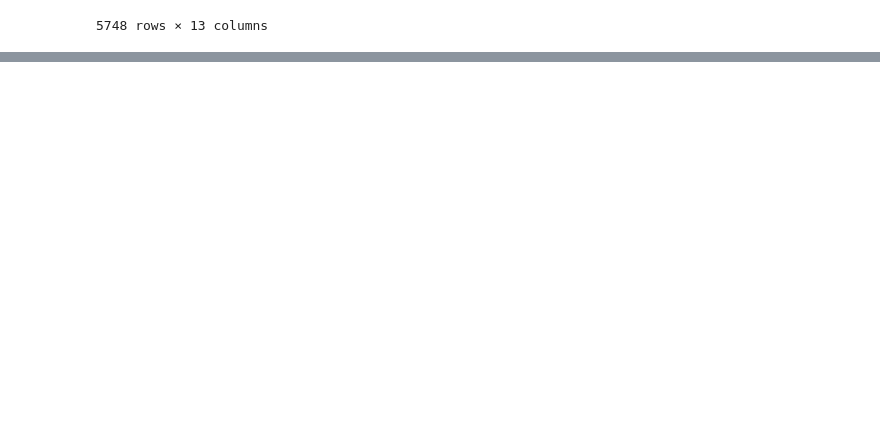
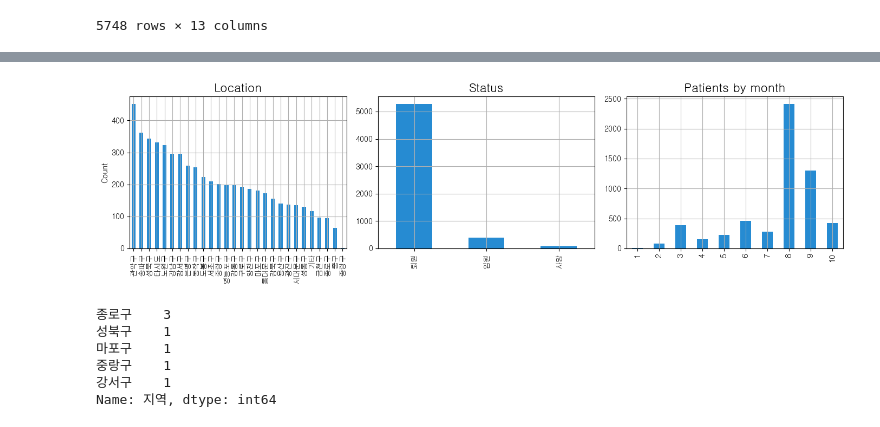
Before and after one commit to rainsky3840/Bootcamp_project, a Jupyter notebook: 김정환/p3_main.ipynb, the cells around one changed output, grey strips where cells are left out. Drawn from its saved outputs; the diff is of its cells as text; code cells hidden in the pictures; blank space fills up the shorter version.

```diff
--- a/김정환/p3_main.ipynb
+++ b/김정환/p3_main.ipynb
@@ -80,0 +125,5 @@ def cleaning(x):
+# %%
+#월별로 확진자 수 분리
+
+df1['확진월'] = df1.apply(lambda row: row['확진일'].split('.')[0], axis=1)
+df1['확진월']
@@ -80,0 +151,53 @@ def cleaning(x):
+# %%
+#시각화
+from matplotlib import font_manager, rc
+font_path = "C:/Windows/Fonts/GULIM.TTC"
+font = font_manager.FontProperties(fname=font_path).get_name()
+rc('font', family=font)
+
+f, ax = plt.subplots(nrows=1, ncols=3, figsize=(14,4))
+# print(plt.style.available)
+plt.style.use('Solarize_Light2')
+
+#확진자 지역별 분류(서울시 각 도)
+df1.지역.value_counts().head(28).plot(kind='bar',ax=ax[0])
+ax[0].set_ylabel('Count')
+ax[0].set_title('Location')
+
+#확진자 상태별 부류(입원/퇴원/사망)
+df1.상태.value_counts().plot(kind='bar', ax=ax[1])
+ax[1].set_title('Status')
+
+#확진자 월별 분류
+month_df = df1.확진월.value_counts()
+month_index = map(int, df1.확진월.value_counts().index.tolist() )
+# print(list(month_index))
+month_df.index=month_index
+month_df=month_df.sort_index()
+month_df.plot(kind='bar', ax=ax[2], title="Patients by month")
+
+f.subplots_adjust(wspace=0.5)
+f.tight_layout()
+plt.show()
+# %% [output]
+[figure, added]
+# %%
+monthly_data={}
+
+df_month=df1.loc[df1['확진월']=='1']
+type(df_month)  #pandas DF
+df_month=df_month.지역.value_counts()
+# new_index=['구','확진자']
+# df_month.reindex(new_index)
+# type(df_month)  #pandas Series
+df_month
+
+# monthly_data['Test1']=df_month
+# monthly_data
+# %% [output]
+종로구    3
+성북구    1
+마포구    1
+중랑구    1
+강서구    1
+Name: 지역, dtype: int64
```
Also changed, not shown: parts of 14 cells of this notebook.
